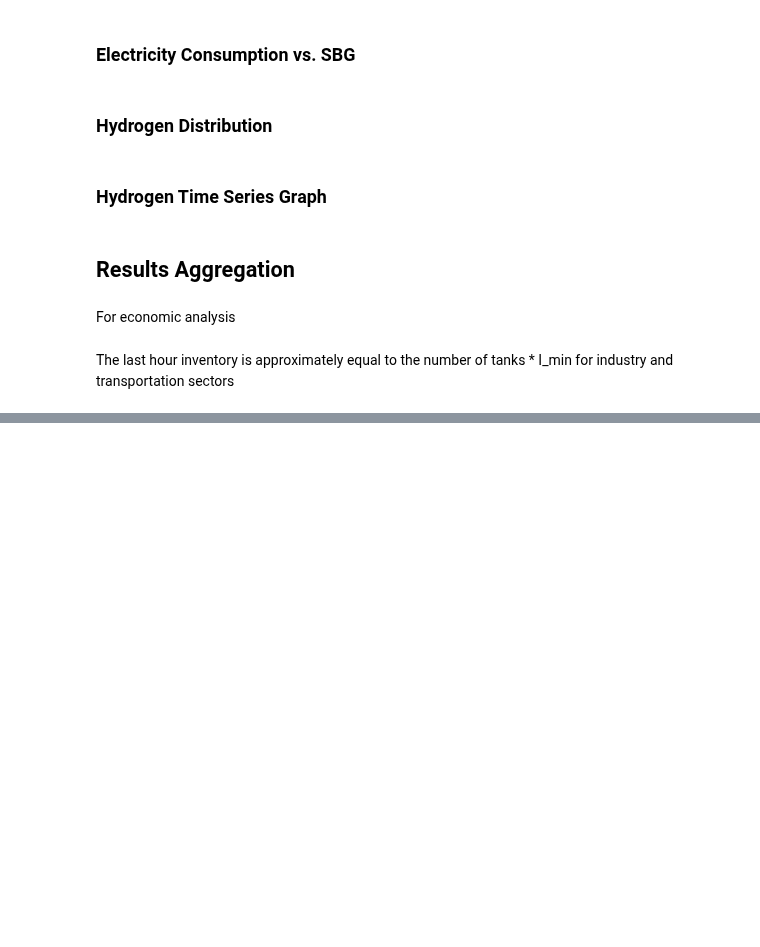
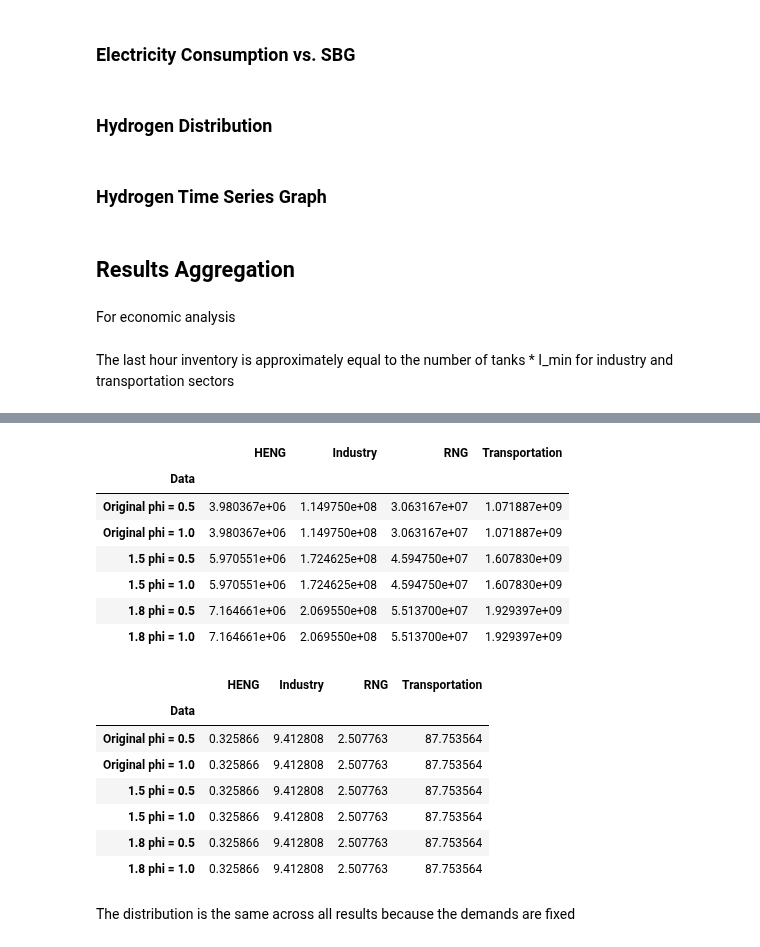
Before and after one commit to lewisjko/FYDP, a Jupyter notebook: FYDP.ipynb, the cells around one changed output, grey strips where cells are left out. Drawn from its saved outputs; the diff is of its cells as text; code cells hidden in the pictures; blank space fills up the shorter version.

```diff
--- a/FYDP.ipynb
+++ b/FYDP.ipynb
@@ -999,6 +7399,7 @@ final_df = final_df.rename(columns = {'em_offset':'emission_offset(tonne CO2/yea
 
 
 final_df.index = index_label
+pd.set_option("display.max_columns", 999)
 display(final_df)
 # %% [markdown]
 The last hour inventory is approximately equal to the number of tanks * I_min  for industry and transportation sectors
@@ -1372,0 +8112,24 @@ temp_df.to_csv('combined_pathway_result.csv')
+# %%
+H2_1_list = []
+H2_2_list = []
+H2_3_list = []
+H2_4_list = []
+
+for df in [equality_result_demand_factor_1_5, equality_result_demand_factor_1_10, equality_result_demand_factor_15_5, equality_result_demand_factor_15_10, equality_result_demand_factor_18_5, equality_result_demand_factor_18_10]:
+
+    H2_1_df = create_var_df_from_result(df,'H2_1_',hour_str='Y')
+    H2_1_list.append(H2_1_df['value'].sum())
+
+    H2_2_df = create_var_df_from_result(df,'H2_2_',hour_str='Y')
+    H2_2_list.append(H2_2_df['value'].sum())
+
+    H2_3_df = create_var_df_from_result(df,'H2_3_',hour_str='Y')
+    H2_3_list.append(H2_3_df['value'].sum())
+
+    H2_4_df = create_var_df_from_result(df,'H2_4_',hour_str='Y')
+    H2_4_list.append(H2_4_df['value'].sum())
+
+
+# H2_summary = pd.DataFrame({'phi' : phi_list,'RNG' : H2_1_list, 'HENG' : H2_2_list, 'Transportation' : H2_3_list, 'Industry' : H2_4_list})
+# H2_summary.set_index('phi',inplace=True)
+# display(H2_summary)
@@ -1372,0 +8163,24 @@ temp_df.to_csv('combined_pathway_result.csv')
+# %%
+H2_summary = pd.DataFrame({'Data' : final_df.index.tolist(),'RNG' : H2_1_list, 'HENG' : H2_2_list, 'Transportation' : H2_3_list, 'Industry' : H2_4_list})
+H2_summary.set_index('Data',inplace=True)
+display(H2_summary)
+H2_summary.div(H2_summary.sum(1)/100,0)
+# %% [output]
+|  | HENG | Industry | RNG | Transportation |
+| Data |  |  |  |  |
+| Original phi = 0.5 | 3.980367e+06 | 1.149750e+08 | 3.063167e+07 | 1.071887e+09 |
+| Original phi = 1.0 | 3.980367e+06 | 1.149750e+08 | 3.063167e+07 | 1.071887e+09 |
+| 1.5 phi = 0.5 | 5.970551e+06 | 1.724625e+08 | 4.594750e+07 | 1.607830e+09 |
+| 1.5 phi = 1.0 | 5.970551e+06 | 1.724625e+08 | 4.594750e+07 | 1.607830e+09 |
+| 1.8 phi = 0.5 | 7.164661e+06 | 2.069550e+08 | 5.513700e+07 | 1.929397e+09 |
+| 1.8 phi = 1.0 | 7.164661e+06 | 2.069550e+08 | 5.513700e+07 | 1.929397e+09 |
+|  | HENG | Industry | RNG | Transportation |
+| Data |  |  |  |  |
+| Original phi = 0.5 | 0.325866 | 9.412808 | 2.507763 | 87.753564 |
+| Original phi = 1.0 | 0.325866 | 9.412808 | 2.507763 | 87.753564 |
+| 1.5 phi = 0.5 | 0.325866 | 9.412808 | 2.507763 | 87.753564 |
+| 1.5 phi = 1.0 | 0.325866 | 9.412808 | 2.507763 | 87.753564 |
+| 1.8 phi = 0.5 | 0.325866 | 9.412808 | 2.507763 | 87.753564 |
+| 1.8 phi = 1.0 | 0.325866 | 9.412808 | 2.507763 | 87.753564 |
+# %% [markdown]
+The distribution is the same across all results because the demands are fixed
```
Also changed, not shown: parts of 41 cells of this notebook, 2 other files.
